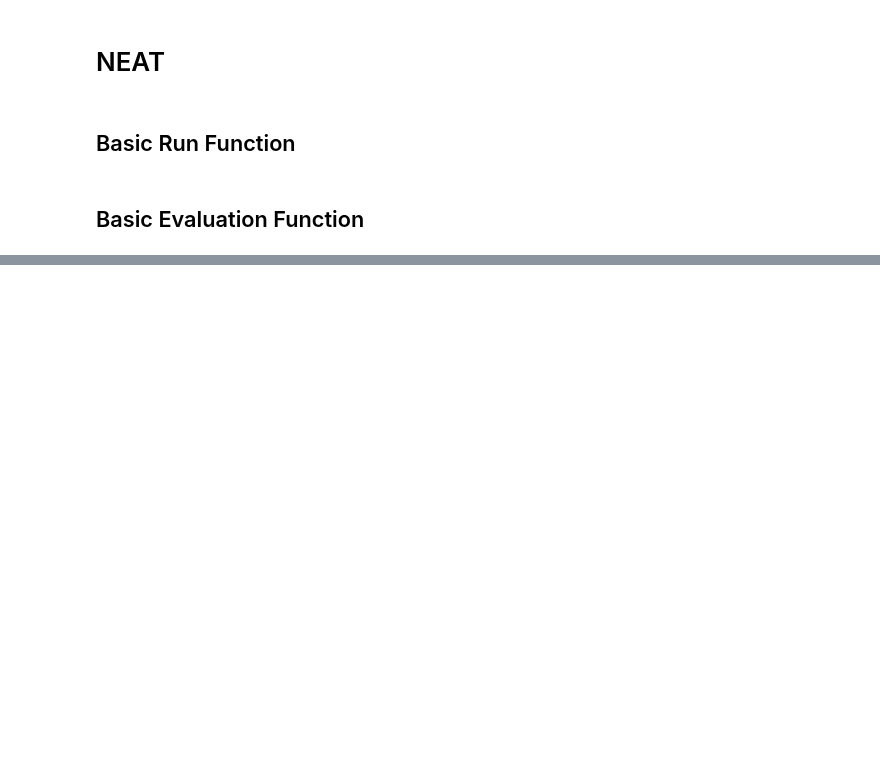
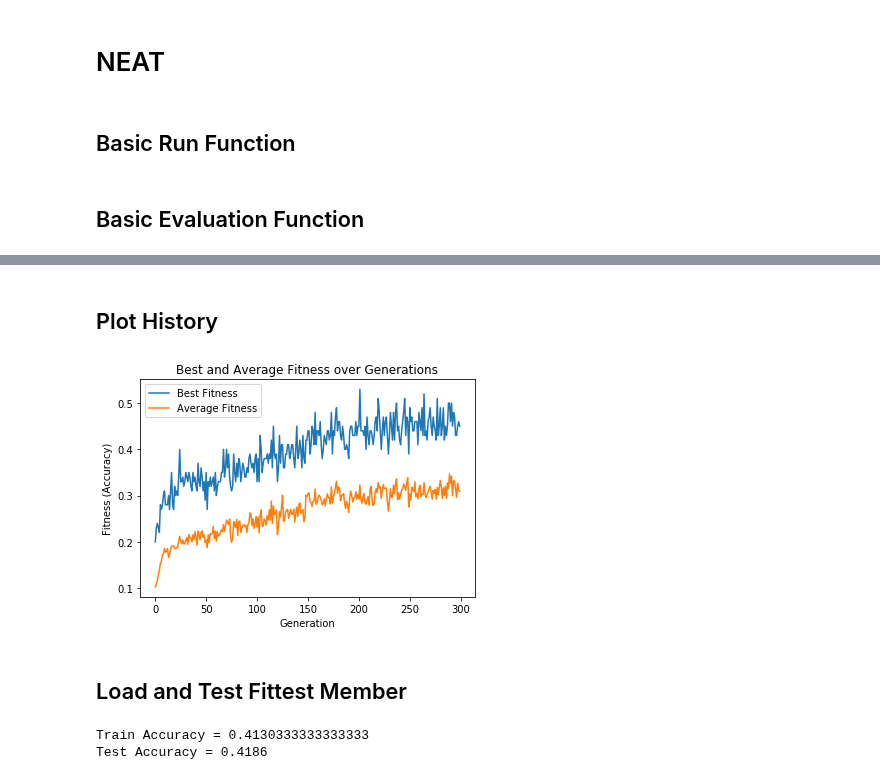
Before and after one commit to Avuerro/NaturalComputing, a Jupyter notebook: Project/NEAT-MNIST.ipynb, the cells around one changed output, grey strips where cells are left out. Drawn from its saved outputs; the diff is of its cells as text; code cells hidden in the pictures; blank space fills up the shorter version.

```diff
--- a/Project/NEAT-MNIST.ipynb
+++ b/Project/NEAT-MNIST.ipynb
@@ -189,0 +207,18 @@ Output:
+# %% [markdown]
+## Plot History
+# %%
+history = np.genfromtxt('NEAT-results/fitness_history.csv', delimiter='')
+best_fitness = history[:,0]
+avg_fitness = history[:,1]
+# %%
+plt.plot(best_fitness, label = 'Best Fitness')
+plt.plot(avg_fitness, label = 'Average Fitness')
+plt.title('Best and Average Fitness over Generations')
+plt.xlabel('Generation')
+plt.ylabel('Fitness (Accuracy)')
+plt.legend()
+plt.show()
+# %% [output]
+[figure, added]
+# %% [markdown]
+## Load and Test Fittest Member
@@ -189,0 +257,5 @@ Output:
+# %%
+preds_train, preds_test = test_fittest(CONFIG_FILE)
+# %% [output]
+Train Accuracy = 0.4130333333333333
+Test Accuracy = 0.4186
```
Also changed, not shown: parts of 17 cells of this notebook, 24 other files.
